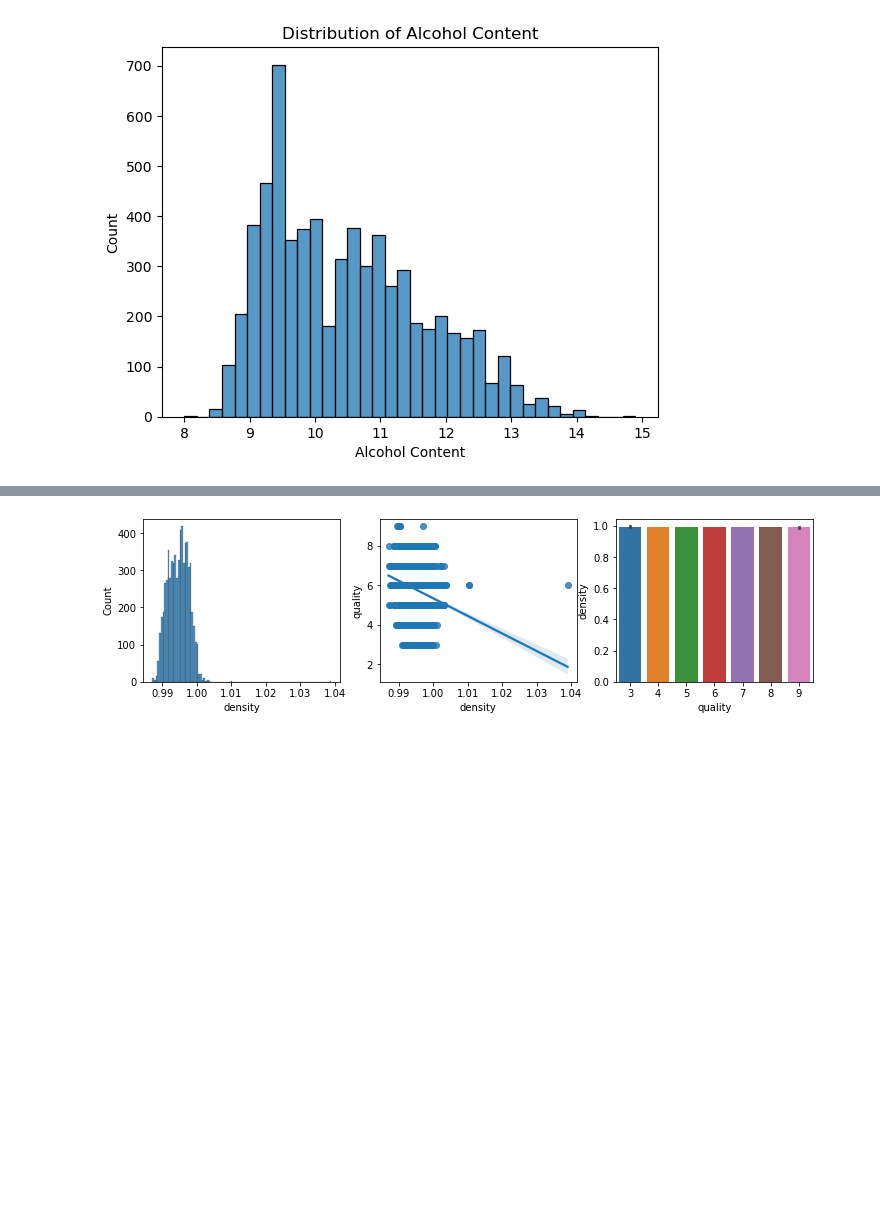
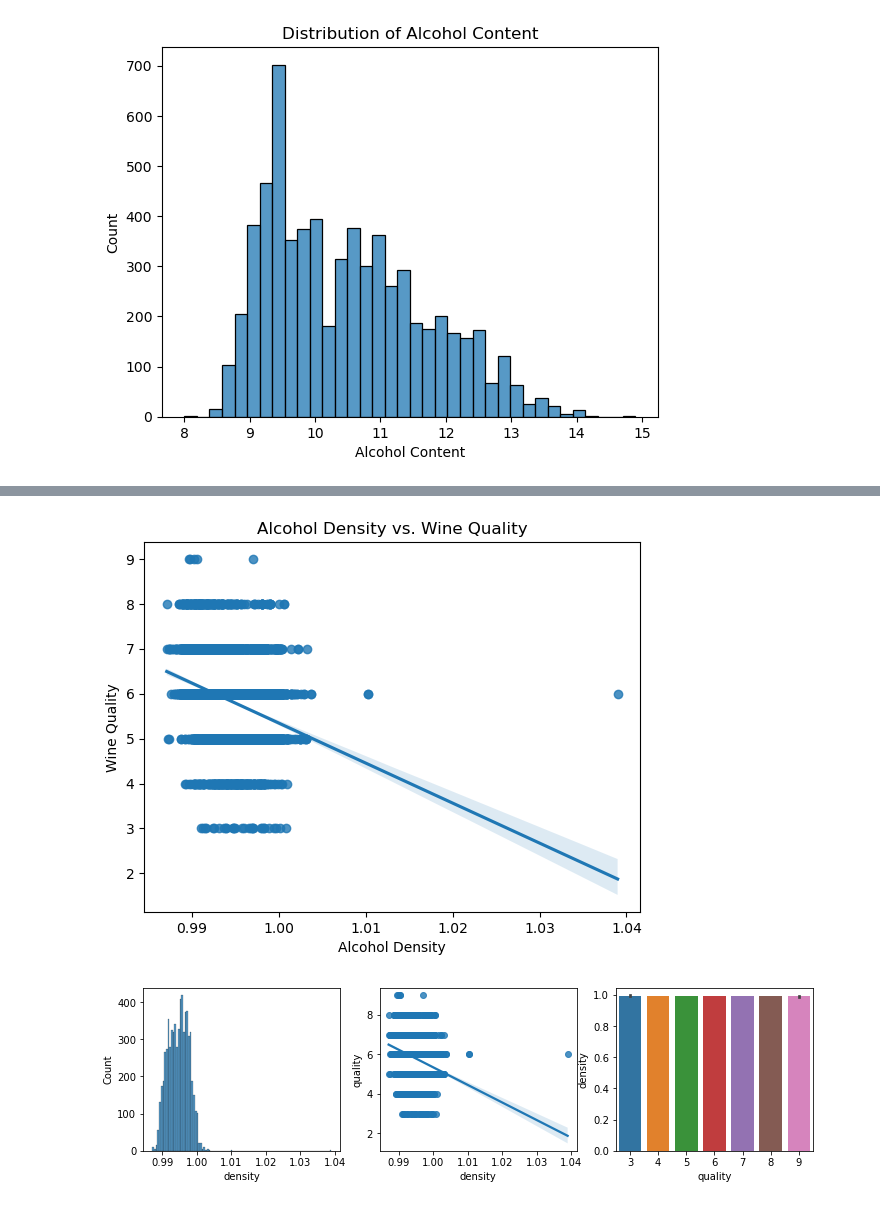
Before and after one commit to notlilawells/Saturn-303-3, a Jupyter notebook: EDA.ipynb, the cells around one changed output, grey strips where cells are left out. Drawn from its saved outputs; the diff is of its cells as text; code cells hidden in the pictures; blank space fills up the shorter version.

```diff
--- a/EDA.ipynb
+++ b/EDA.ipynb
@@ -115,3 +126,13 @@ alc_plot2.get_figure().savefig('alc_plot_eda_plot2.png', dpi = 300)
+# %%
+density_plt2 = sns.regplot(x = all_df.density, y = all_df.quality, data = all_df, color = fig_color)
+density_plt2.set_title('Alcohol Density vs. Wine Quality')
+density_plt2.set_xlabel('Alcohol Density')
+density_plt2.set_ylabel('Wine Quality')
+
+# Saving the figure
+density_plt2.get_figure().savefig('density_plt2.png', dpi = 300)
+# %% [output]
+[figure, added]
 # %%
 plot_dist("density")
 # %% [output]
```
Also changed, not shown: parts of 2 cells of this notebook, 2 other files.
